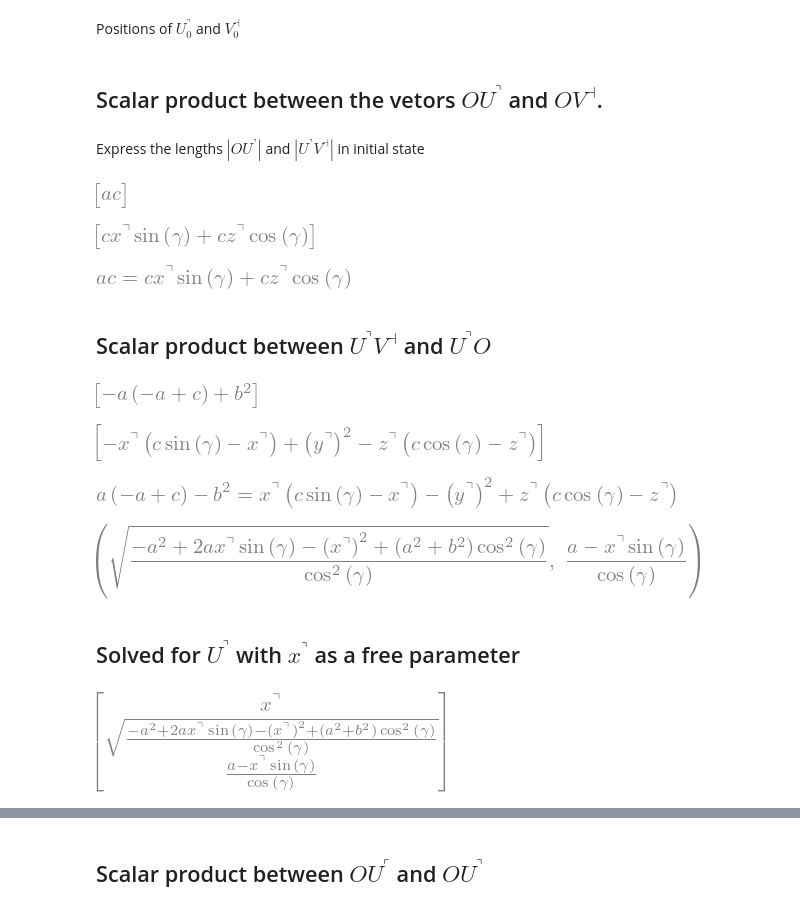
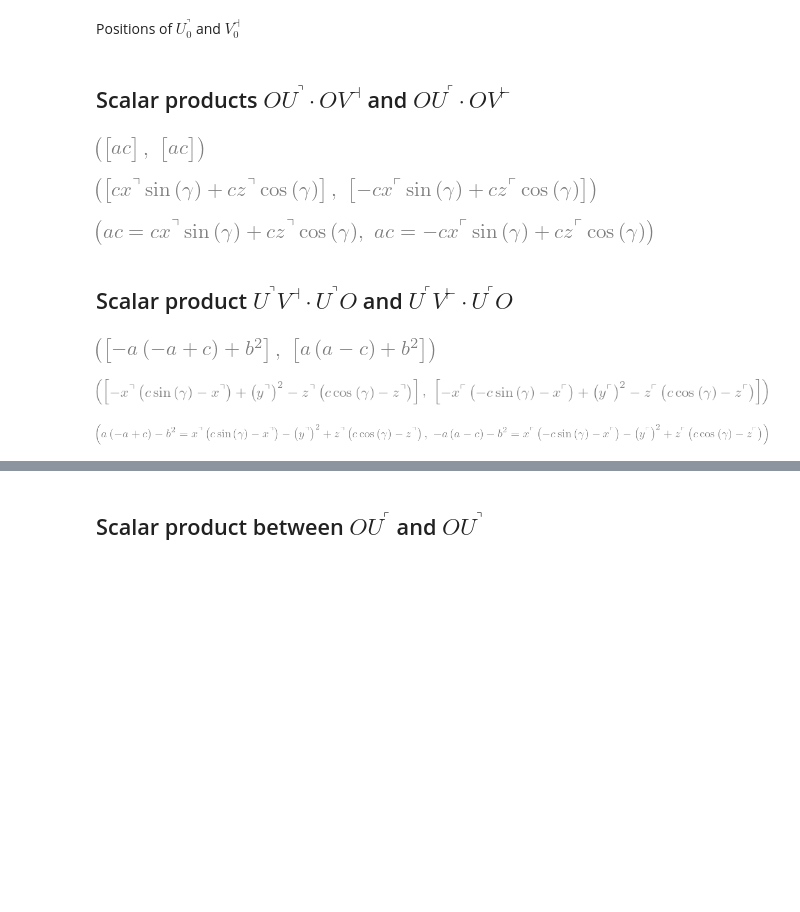
Before and after one commit to bmcs-group/bmcs_shell, a Jupyter notebook: bmcs_shell/folding/wb_cell_lab.ipynb, the cells around one changed output, grey strips where cells are left out. Cells and saved outputs as stored; diff of their text form; code cells hidden in the pictures; blank space fills up the shorter version.

```diff
--- a/bmcs_shell/folding/wb_cell_lab.ipynb
+++ b/bmcs_shell/folding/wb_cell_lab.ipynb
@@ -50,36 +48,40 @@ UV_r_0 = V_r_0 - U_ur_0
 # %% [markdown]
-## Scalar product between the vetors $OU^\urcorner$ and $OV^\dashv$.
+## Scalar products $OU^\urcorner \cdot OV^\dashv$ and $OU^\ulcorner \cdot OV^\vdash$
-# %% [markdown]
-Express the lengths $|OU^{\urcorner}|$ and $|U^{\urcorner}V^\dashv|$ in initial state
 # %%
 X_UOV_r_0 = U_ur_0.T * V_r_0
-X_UOV_r_0
+X_VOU_l_0 = U_ul_0.T * V_l_0
+X_UOV_r_0, X_VOU_l_0
 # %% [output]
-[figure, old version]
+[figure, new version]
 # %%
 X_UOV_r_1 = U_ur_1.T * V_r_1
-X_UOV_r_1
+X_VOU_l_1 = U_ul_1.T * V_l_1
+X_UOV_r_1, X_VOU_l_1
 # %% [output]
-[figure, old version]
+[figure, new version]
 # %%
 Eq_UOV_r = sp.Eq( X_UOV_r_0[0], X_UOV_r_1[0])
-Eq_UOV_r
+Eq_UOV_l = sp.Eq( X_VOU_l_0[0], X_VOU_l_1[0])
+Eq_UOV_r, Eq_UOV_l
 # %% [output]
-[figure, old version]
+[figure, new version]
 # %% [markdown]
-## Scalar product between $U^\urcorner V^\dashv$ and $U^{\urcorner}O$
+## Scalar product  $U^\urcorner V^\dashv \cdot U^{\urcorner}O$ and $U^\ulcorner V^\vdash \cdot U^{\ulcorner}O$
 # %%
 X_VUO_r_0 = (V_r_0 - U_ur_0).T * (-U_ur_0)
-X_VUO_r_0
+X_VUO_l_0 = (V_l_0 - U_ul_0).T * (-U_ul_0)
+X_VUO_r_0, X_VUO_l_0
 # %% [output]
-[figure, old version]
+[figure, new version]
 # %%
 X_VUO_r_1 = (V_r_1 - U_ur_1).T * (-U_ur_1)
-X_VUO_r_1
+X_VUO_l_1 = (V_l_1 - U_ul_1).T * (-U_ul_1)
+X_VUO_r_1, X_VUO_l_1
 # %% [output]
-[figure, old version]
+[figure, new version]
 # %%
 Eq_VUO_r = sp.Eq( -X_VUO_r_0[0], -X_VUO_r_1[0])
-Eq_VUO_r
+Eq_VUO_l = sp.Eq( -X_VUO_l_0[0], -X_VUO_l_1[0])
+Eq_VUO_r, Eq_VUO_l
 # %% [output]
-[figure, old version]
+[figure, new version]
@@ -88,4 +87,0 @@ yz_ur_sol1, yz_ur_sol2 = sp.solve({Eq_UOV_r, Eq_VUO_r}, [y_ur, z_ur])
-# %%
-yz_ur_sol1
-# %% [output]
-[figure, removed]
@@ -94,7 +87,0 @@ y_ur_sol, z_ur_sol = yz_ur_sol1
-# %% [markdown]
-## Solved for $U^\urcorner$ with $x^\urcorner$ as a free parameter
-# %%
-U_ur_x = sp.Matrix([x_ur, y_ur_sol, z_ur_sol])
-U_ur_x
-# %% [output]
-[figure, removed]
```
Also changed, not shown: parts of 96 cells of this notebook.
